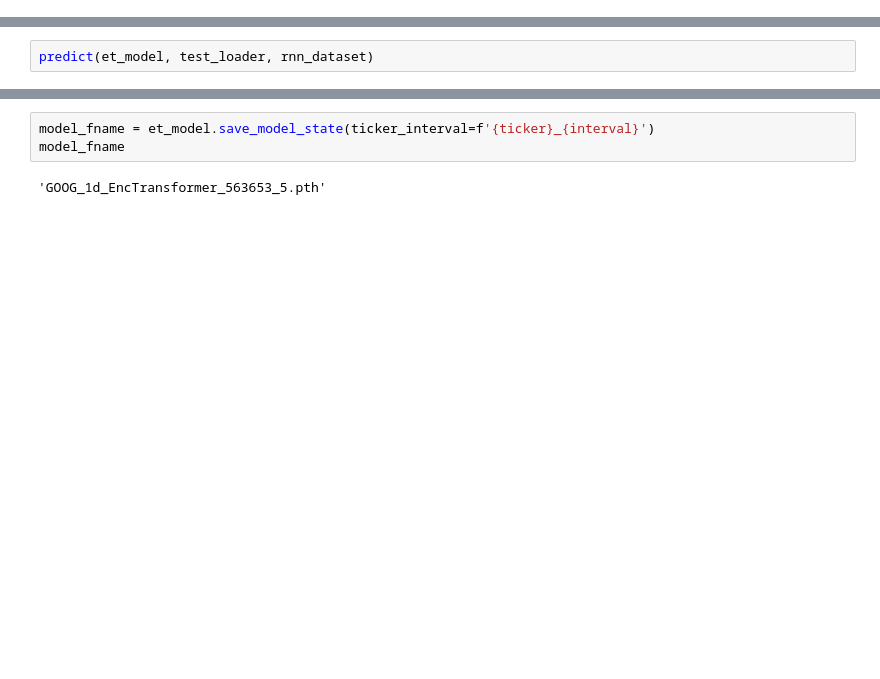
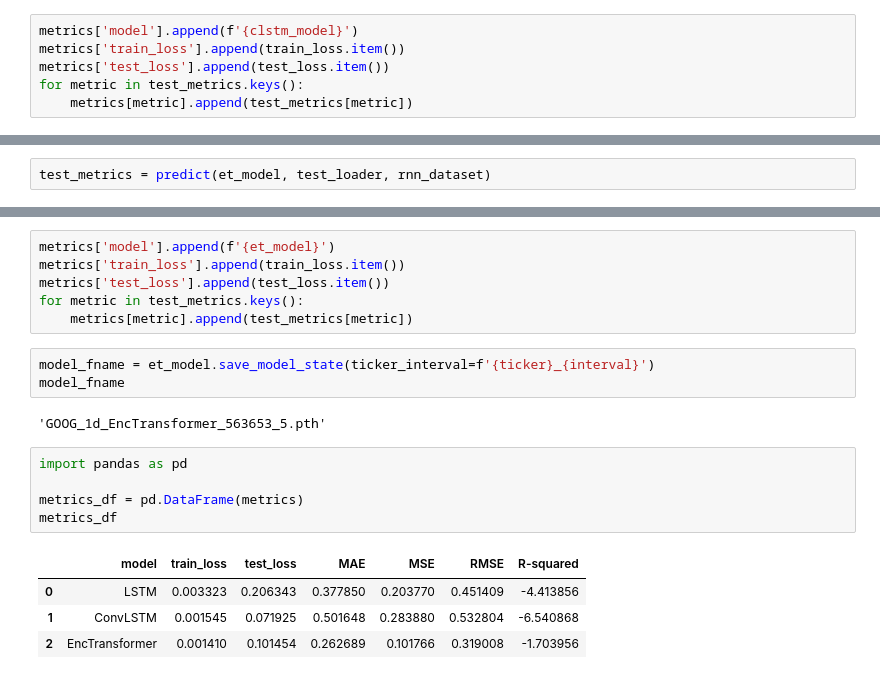
Before and after one commit to vinay-ram1999/TradeForecast, a Jupyter notebook: notebooks/training.ipynb, the cells around one changed output, grey strips where cells are left out. Saved outputs shown, nothing was run; the diff lists cells and outputs as text; blank space fills up the shorter version.

```diff
--- a/notebooks/training.ipynb
+++ b/notebooks/training.ipynb
@@ -237,3 +213,9 @@ predict(clstm_model, test_loader, rnn_dataset)
+# %%
+metrics['model'].append(f'{clstm_model}')
+metrics['train_loss'].append(train_loss.item())
+metrics['test_loss'].append(test_loss.item())
+for metric in test_metrics.keys():
+    metrics[metric].append(test_metrics[metric])
 # %%
 model_fname = clstm_model.save_model_state(ticker_interval=f'{ticker}_{interval}')
 model_fname
@@ -308,3 +278,3 @@ predict(et_model, train_loader, rnn_dataset)
 # %%
-predict(et_model, test_loader, rnn_dataset)
+test_metrics = predict(et_model, test_loader, rnn_dataset)
 # %% [output]
@@ -316,5 +282,21 @@ predict(et_model, test_loader, rnn_dataset)
+# %%
+metrics['model'].append(f'{et_model}')
+metrics['train_loss'].append(train_loss.item())
+metrics['test_loss'].append(test_loss.item())
+for metric in test_metrics.keys():
+    metrics[metric].append(test_metrics[metric])
 # %%
 model_fname = et_model.save_model_state(ticker_interval=f'{ticker}_{interval}')
 model_fname
 # %% [output]
 'GOOG_1d_EncTransformer_563653_5.pth'
+# %%
+import pandas as pd
+
+metrics_df = pd.DataFrame(metrics)
+metrics_df
+# %% [output]
+|  | model | train_loss | test_loss | MAE | MSE | RMSE | R-squared |
+| 0 | LSTM | 0.003323 | 0.206343 | 0.377850 | 0.203770 | 0.451409 | -4.413856 |
+| 1 | ConvLSTM | 0.001545 | 0.071925 | 0.501648 | 0.283880 | 0.532804 | -6.540868 |
+| 2 | EncTransformer | 0.001410 | 0.101454 | 0.262689 | 0.101766 | 0.319008 | -1.703956 |
```
Also changed, not shown: parts of 15 cells of this notebook, 24 other files.
